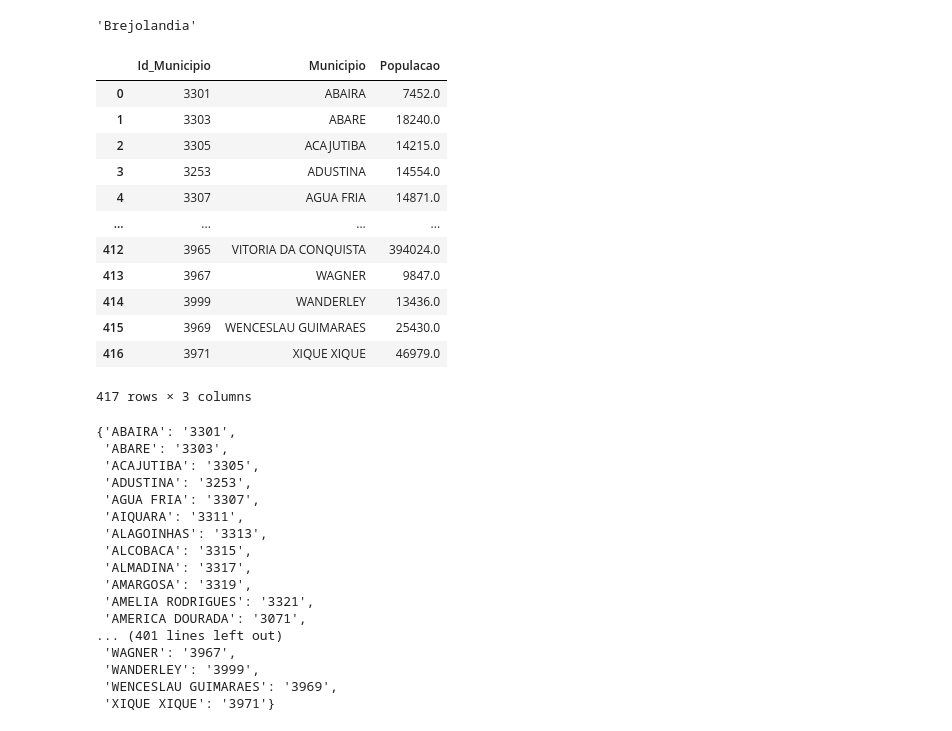
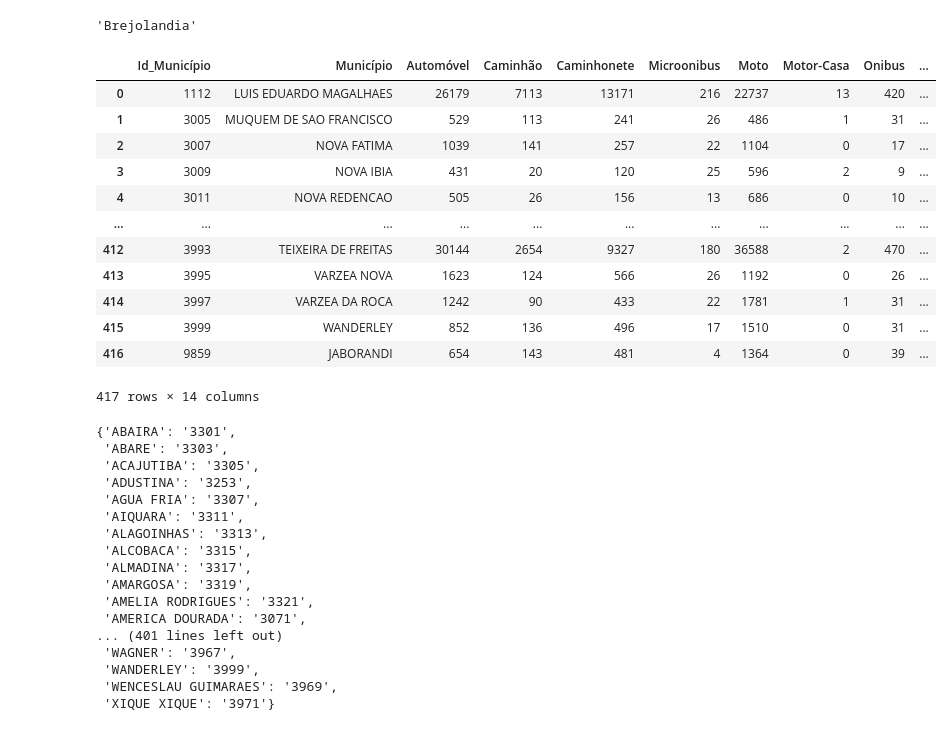
Before and after one commit to caiopsd/V3-DetranBA-MAP, a Jupyter notebook: df.ipynb, the cells around one changed output. Cells and saved outputs as stored; diff of their text form; code cells hidden in the pictures.

```diff
--- a/df.ipynb
+++ b/df.ipynb
@@ -192,23 +192,55 @@ texto_sem_acento
 'Brejolandia'
 # %%
 import pandas as pd
-# %%
-df_populacao = pd.read_csv('populacao.csv')
-df_populacao
-# %% [output]
-|  | Id_Municipio | Municipio | Populacao |
-| 0 | 3301 | ABAIRA | 7452.0 |
-| 1 | 3303 | ABARE | 18240.0 |
-| 2 | 3305 | ACAJUTIBA | 14215.0 |
-| 3 | 3253 | ADUSTINA | 14554.0 |
-| 4 | 3307 | AGUA FRIA | 14871.0 |
-| ... | ... | ... | ... |
-| 412 | 3965 | VITORIA DA CONQUISTA | 394024.0 |
-| 413 | 3967 | WAGNER | 9847.0 |
-| 414 | 3999 | WANDERLEY | 13436.0 |
-| 415 | 3969 | WENCESLAU GUIMARAES | 25430.0 |
-| 416 | 3971 | XIQUE XIQUE | 46979.0 |
-417 rows × 3 columns
+# %%
+frota_df_24.loc[frota_df_24['Município'] == 'SALVADOR', 'Id_Município'] = 3849
+# %%
+# Carregar dados de população
+populacao_df = pd.read_excel('data/populacao.xlsx')
+# Renomear colunas para padronização e compatibilidade
+populacao_df = populacao_df.rename(columns={'Id_Municipio': 'Id_Município', 'Municipio': 'Município_POP', 'Populacao': 'População'})
+# Garantir que Id_Município seja string para merge
+populacao_df['Id_Município'] = populacao_df['Id_Município'].astype(str)
+# Remover municípios duplicados no dataframe de população, mantendo a primeira ocorrência
+populacao_df = populacao_df.drop_duplicates(subset=['Id_Município'], keep='first')
+# %%
+# Frota - agrupar por município
+frota_grouped = frota_df_24.groupby('Id_Município').agg({
+    'Município': 'first',
+    'Automóvel': lambda x: pd.to_numeric(x, errors='coerce').sum(),
+    'Caminhão': lambda x: pd.to_numeric(x, errors='coerce').sum(),
+    'Caminhonete': lambda x: pd.to_numeric(x, errors='coerce').sum(),
+    'Microonibus': lambda x: pd.to_numeric(x, errors='coerce').sum(),
+    'Moto': lambda x: pd.to_numeric(x, errors='coerce').sum(),
+    'Motor-Casa': lambda x: pd.to_numeric(x, errors='coerce').sum(),
+    'Onibus': lambda x: pd.to_numeric(x, errors='coerce').sum(),
+    'Reboque': lambda x: pd.to_numeric(x, errors='coerce').sum(),
+    'Trator': lambda x: pd.to_numeric(x, errors='coerce').sum(),
+    'Outros': lambda x: pd.to_numeric(x, errors='coerce').sum(),
+    'Total': lambda x: pd.to_numeric(x, errors='coerce').sum()
+}).reset_index()
+
+# Garantir que a coluna de merge em frota_grouped também seja string
+frota_grouped['Id_Município'] = frota_grouped['Id_Município'].astype(str)
+
+# Mesclar frota_grouped com populacao_df
+frota_grouped = pd.merge(frota_grouped, populacao_df[['Id_Município', 'População']], on='Id_Município', how='left')
+# %%
+frota_grouped
+# %% [output]
+|  | Id_Município | Município | Automóvel | Caminhão | Caminhonete | Microonibus | Moto | Motor-Casa | Onibus | ... |
+| 0 | 1112 | LUIS EDUARDO MAGALHAES | 26179 | 7113 | 13171 | 216 | 22737 | 13 | 420 | ... |
+| 1 | 3005 | MUQUEM DE SAO FRANCISCO | 529 | 113 | 241 | 26 | 486 | 1 | 31 | ... |
+| 2 | 3007 | NOVA FATIMA | 1039 | 141 | 257 | 22 | 1104 | 0 | 17 | ... |
+| 3 | 3009 | NOVA IBIA | 431 | 20 | 120 | 25 | 596 | 2 | 9 | ... |
+| 4 | 3011 | NOVA REDENCAO | 505 | 26 | 156 | 13 | 686 | 0 | 10 | ... |
+| ... | ... | ... | ... | ... | ... | ... | ... | ... | ... | ... |
+| 412 | 3993 | TEIXEIRA DE FREITAS | 30144 | 2654 | 9327 | 180 | 36588 | 2 | 470 | ... |
+| 413 | 3995 | VARZEA NOVA | 1623 | 124 | 566 | 26 | 1192 | 0 | 26 | ... |
+| 414 | 3997 | VARZEA DA ROCA | 1242 | 90 | 433 | 22 | 1781 | 1 | 31 | ... |
+| 415 | 3999 | WANDERLEY | 852 | 136 | 496 | 17 | 1510 | 0 | 31 | ... |
+| 416 | 9859 | JABORANDI | 654 | 143 | 481 | 4 | 1364 | 0 | 39 | ... |
+417 rows × 14 columns
 # %%
 municipios_pop = {unidecode(nome): str(id_mun)
                  for nome, id_mun in zip(df_populacao['Municipio'], df_populacao['Id_Municipio'])}
```
Also changed, not shown: parts of 1 cell of this notebook, 1 other file.
